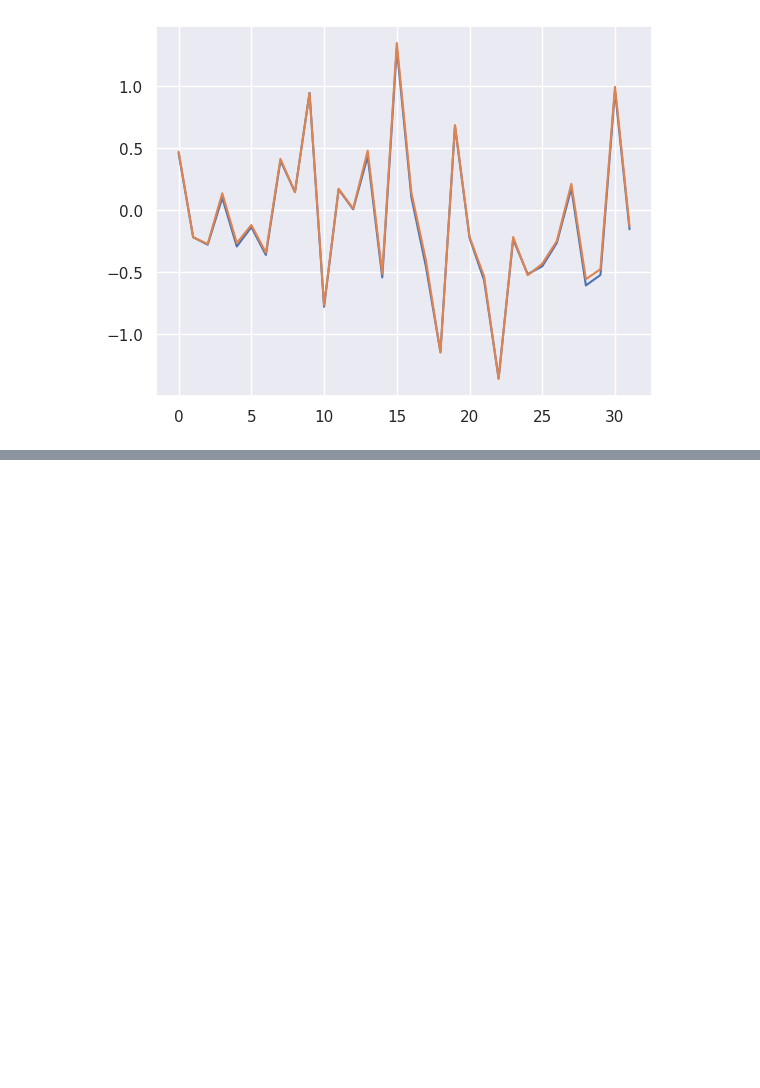
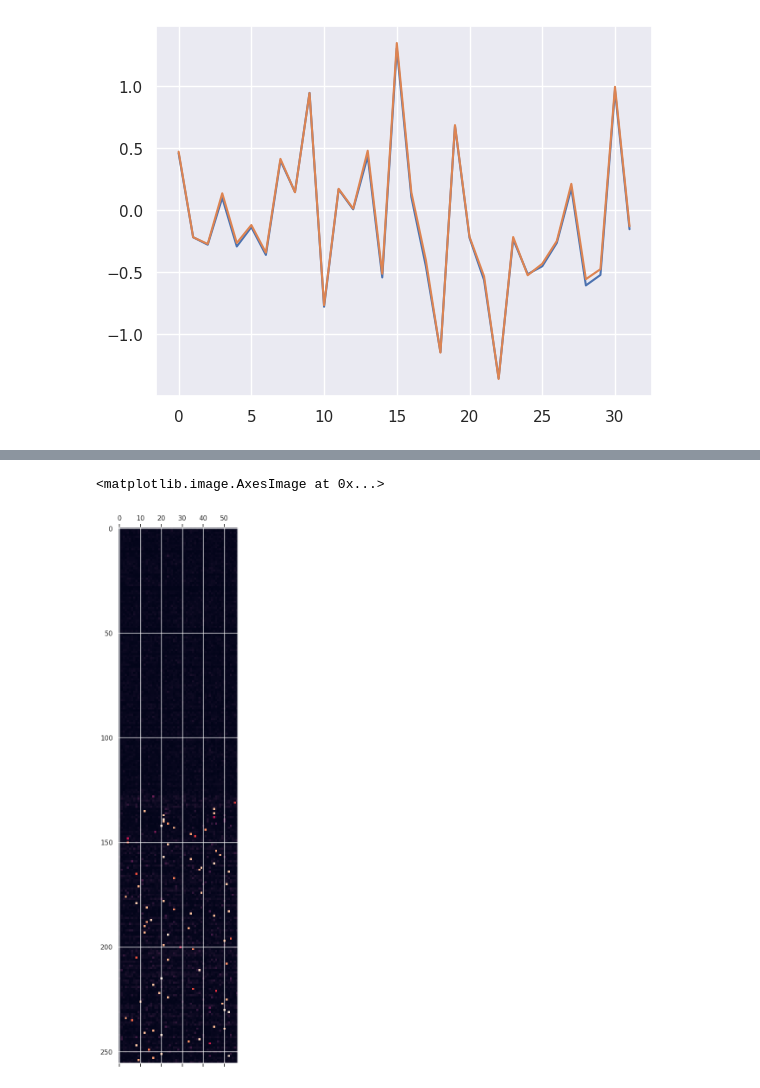
Before and after one commit to FriedChips/dl_basics, a Jupyter notebook: experiments/modulo_arithmetic.ipynb, the cells around one changed output, grey strips where cells are left out. Saved outputs shown, nothing was run; the diff lists cells and outputs as text; code cells hidden in the pictures; blank space fills up the shorter version.

```diff
--- a/experiments/modulo_arithmetic.ipynb
+++ b/experiments/modulo_arithmetic.ipynb
@@ -172,0 +196,5 @@ plt.plot(y)
+# %%
+plt.matshow(np.abs(np.fft.rfft(we, axis=1)))
+# %% [output]
+<matplotlib.image.AxesImage at 0x...>
+[figure, added]
```
Also changed, not shown: parts of 9 cells of this notebook.
